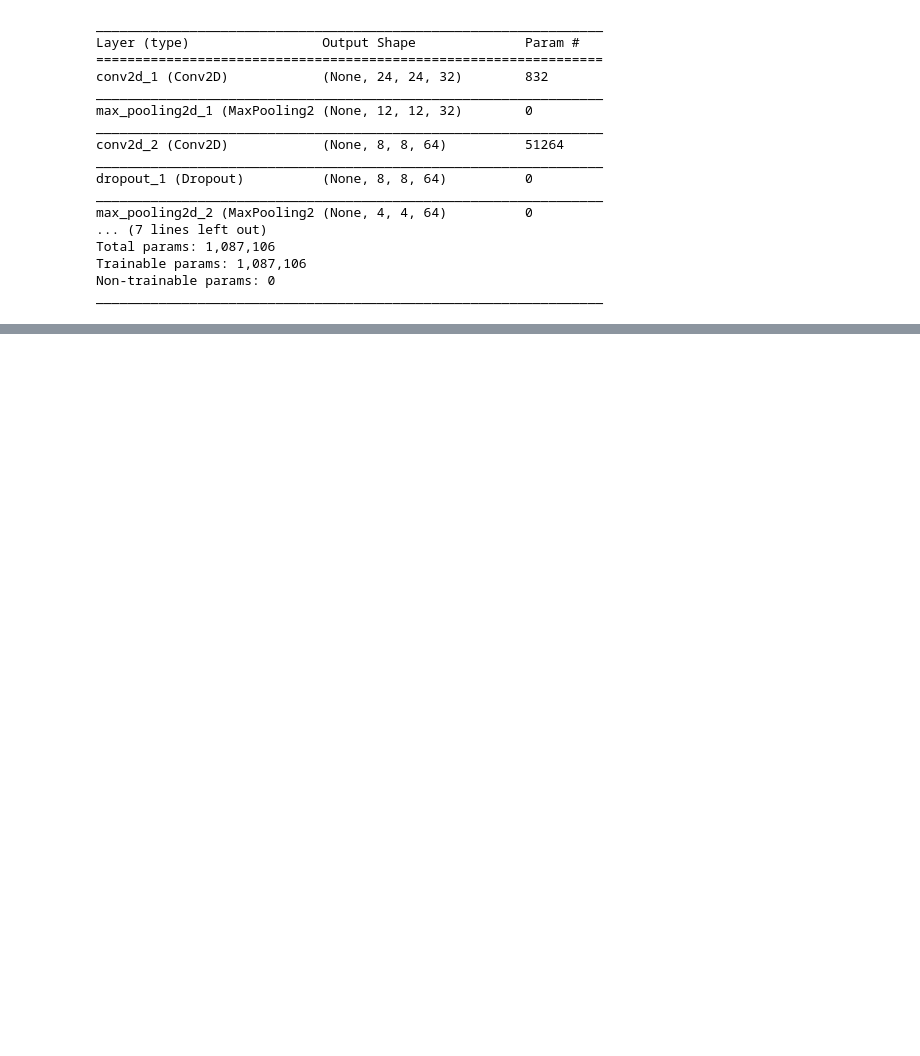
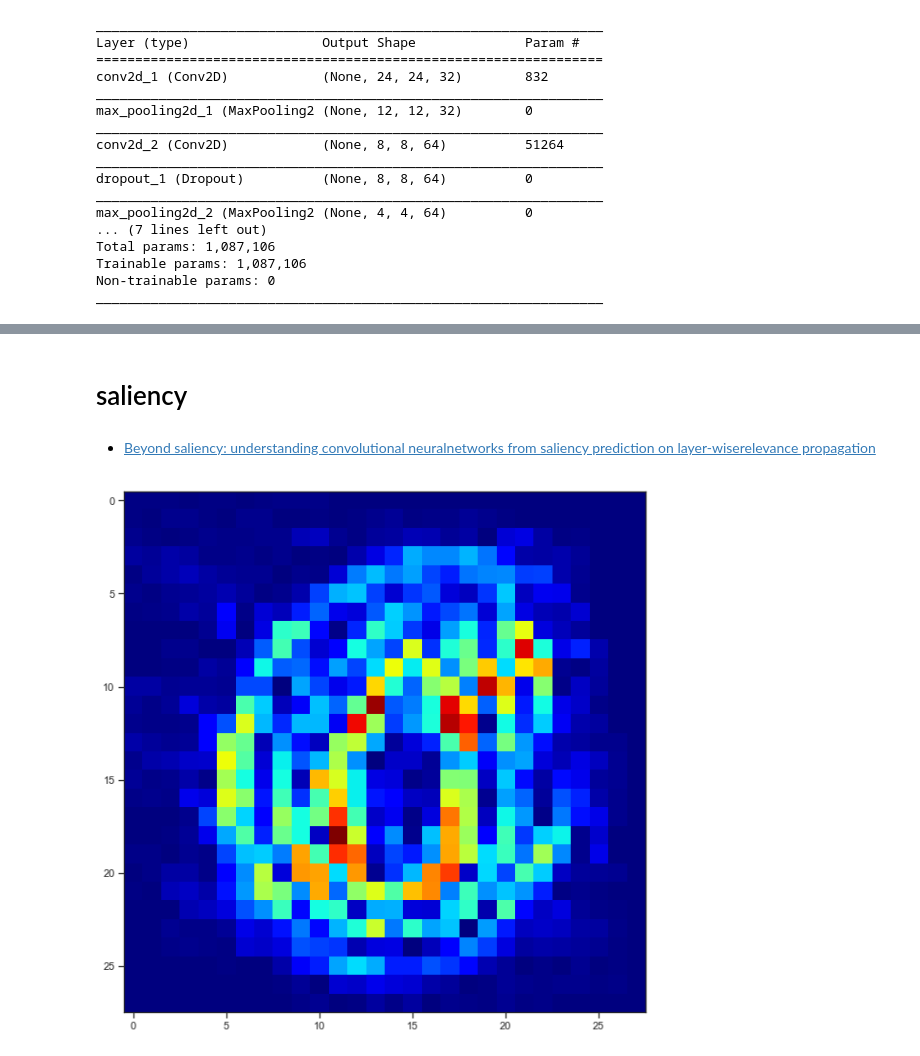
Before and after one commit to wdbm/Psychedelic_Machine_Learning_in_the_Cenozoic_Era, a Jupyter notebook: Keras_convolutional_MNIST.ipynb, the cells around one changed output, grey strips where cells are left out. Drawn from its saved outputs; the diff is of its cells as text; code cells hidden in the pictures; blank space fills up the shorter version.

```diff
--- a/Keras_convolutional_MNIST.ipynb
+++ b/Keras_convolutional_MNIST.ipynb
@@ -221,0 +247,9 @@ test accuracy: 0.9948
+# %% [markdown]
+# saliency
+# %% [markdown]
+- [Beyond saliency: understanding convolutional neuralnetworks from saliency prediction on layer-wiserelevance propagation](https://arxiv.org/pdf/1712.08268.pdf)
+# %%
+grads = visualize_saliency(model, layer_idx, filter_indices=filter_idx, seed_input=x_test[13], backprop_modifier='guided')
+plt.imshow(grads, cmap='jet');
+# %% [output]
+[figure, added]
```
Also changed, not shown: parts of 11 cells of this notebook.
